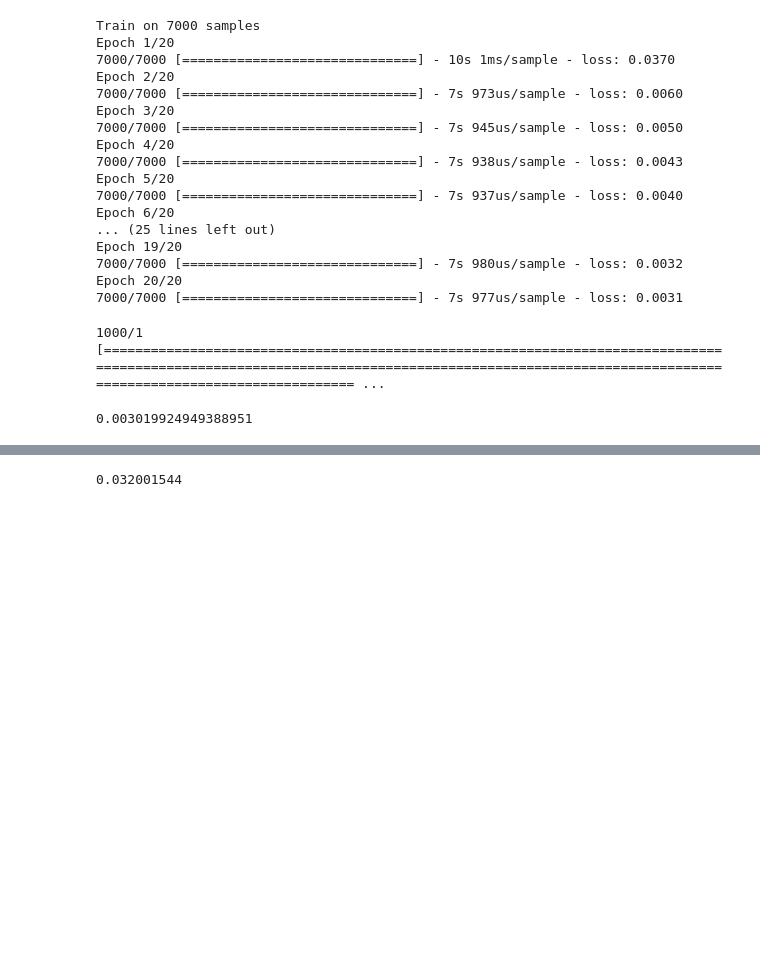
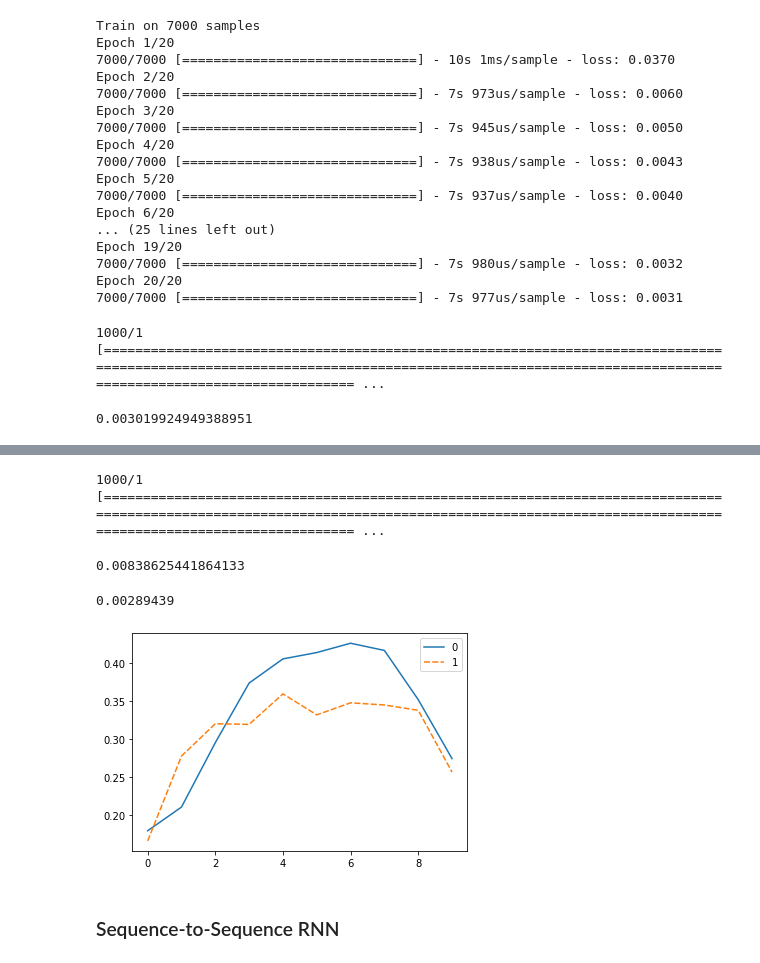
Before and after one commit to Pballer/auto_trader, a Jupyter notebook: RNN.ipynb, the cells around one changed output, grey strips where cells are left out. Cells and saved outputs as stored; diff of their text form; code cells hidden in the pictures; blank space fills up the shorter version.

```diff
--- a/RNN.ipynb
+++ b/RNN.ipynb
@@ -165,0 +182,16 @@ Y_pred = X[:, n_steps:]
+# %%
+keras.backend.clear_session()
+model = keras.models.Sequential([
+    keras.layers.SimpleRNN(20, return_sequences=True, input_shape=[None, 1]),
+    keras.layers.SimpleRNN(20),
+    keras.layers.Dense(10)
+])
+# %%
+model.compile(optimizer='adam', loss='mse')
+# %%
+history = model.fit(X_train, Y_train, epochs=20, validation_data=(X_valid, Y_valid))
+# %%
+model.evaluate(X_test, Y_test)
+# %% [output]
+1000/1 [================================================================================================================================================================================================ ...
+0.00838625441864133
@@ -166,4 +200,12 @@ Y_pred = X[:, n_steps:]
+# %%
+Y_pred = model.predict(X_new)
 # %%
-np.mean(keras.losses.mean_squared_error(Y_new, Y_pred))
+np.mean(keras.losses.mean_squared_error(Y_pred[0], Y_new[0].reshape(-1)))
 # %% [output]
-0.032001544
+0.00289439
+# %%
+sns.lineplot(data=[Y_pred[0], Y_new[0].reshape(-1)]);
+# %% [output]
+[figure, added]
+# %% [markdown]
+### Sequence-to-Sequence RNN
```
Also changed, not shown: parts of 22 cells of this notebook.
